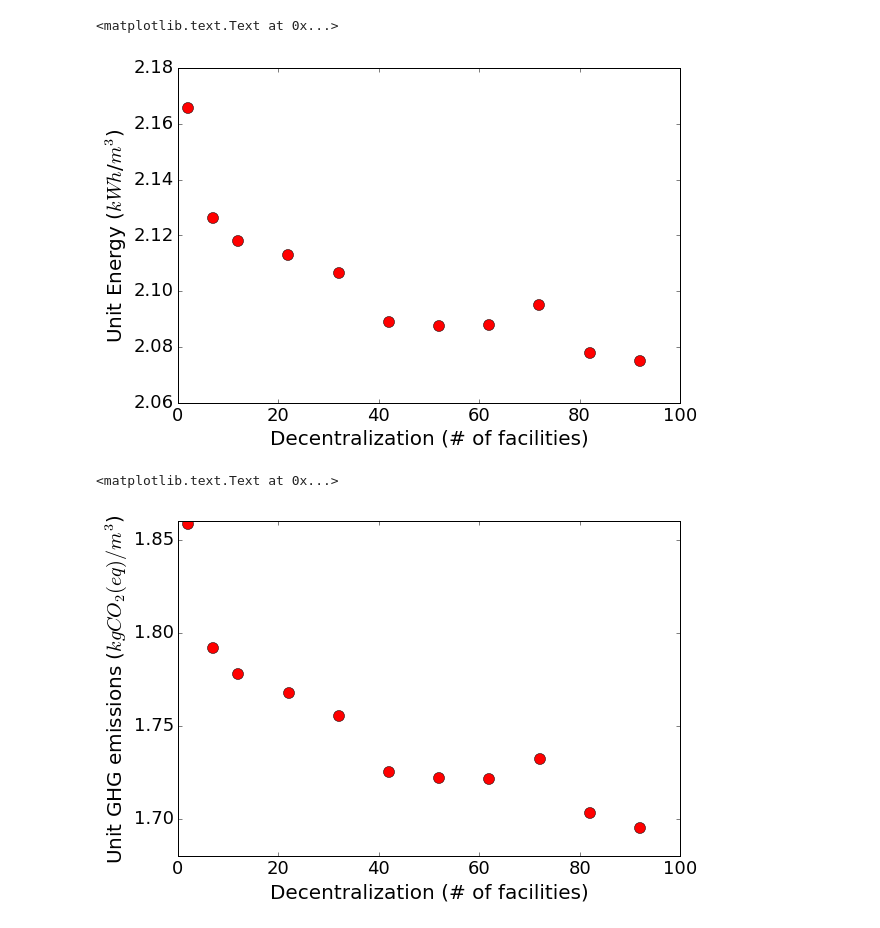
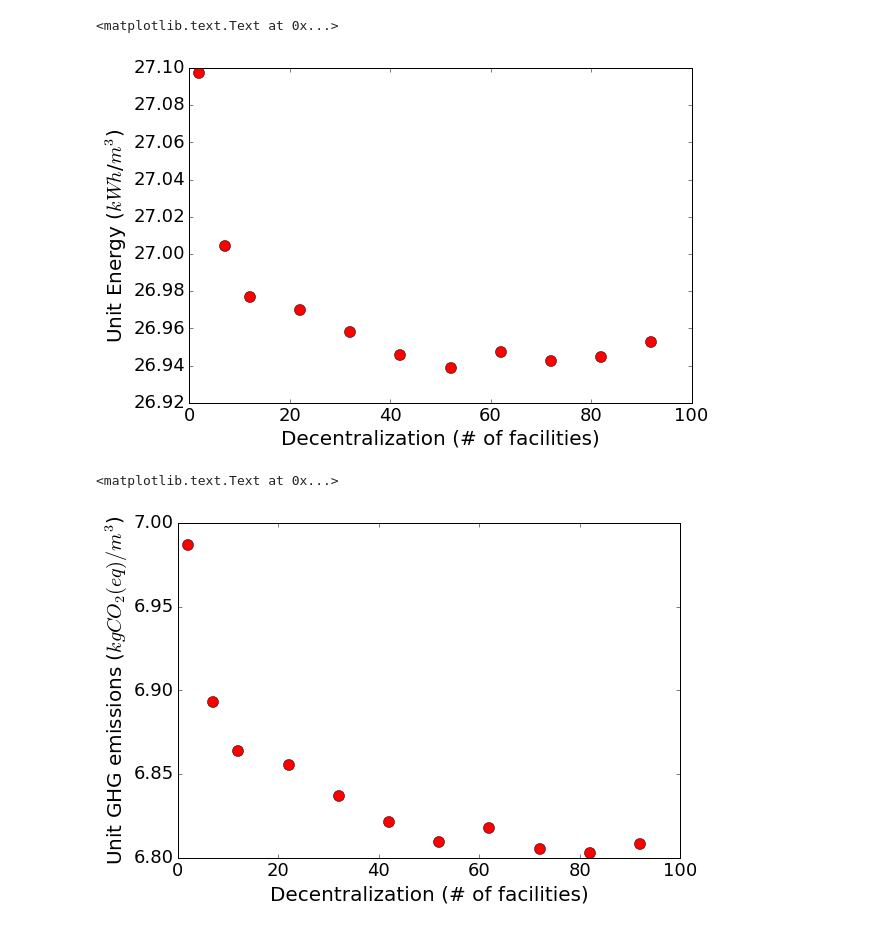
Before and after one commit to okavvada/Urine-Project, a Jupyter notebook: Plot_LCA_model.ipynb, the cells around one changed output. Cells and saved outputs as stored; diff of their text form; code cells hidden in the pictures.

```diff
--- a/Plot_LCA_model.ipynb
+++ b/Plot_LCA_model.ipynb
@@ -21,7 +21,7 @@ COST_optimal = pd.read_csv('results/COST_m3_optimal.csv')
 COST_grid = pd.read_csv('results/COST_m3_grid.csv')
 COST_random = pd.read_csv('results/COST_m3_random.csv')
 # %%
-scenario = 'random'
+scenario = 'optimal'
 if scenario == 'optimal':
     Result_Energy_m3 = Energy_optimal
     Result_GHG_m3 = GHG_optimal
@@ -36,16 +36,16 @@ if scenario == 'random':
     Result_COST_m3 = COST_random
 # %%
 fig = plt.figure(figsize=(9,6))
-plt.plot(Result_Energy_m3["n_facilities"], Result_Energy_m3["sum"]/3.6, 'ro', markersize=11)
+plt.plot(Result_Energy_m3["n_facilities"], Result_Energy_m3["sum"], 'ro', markersize=11)
 plt.xticks(fontsize = 18)
 plt.xlim(0,100)
 #plt.ylim(50,100)
 plt.xlabel('Decentralization (# of facilities)', fontsize = 20)
 plt.yticks(fontsize = 18)
 plt.ylabel('Unit Energy ($kWh$/$m^3$)', fontsize = 20)
 # %% [output]
 <matplotlib.text.Text at 0x...>
-[figure, old version]
+[figure, new version]
 # %%
 fig = plt.figure(figsize=(9,6))
 plt.plot(Result_GHG_m3["n_facilities"], Result_GHG_m3["sum"], 'ro', markersize=11)
@@ -57,7 +57,7 @@ plt.yticks(fontsize = 18)
 plt.ylabel('Unit GHG emissions ($kgCO_2(eq)/m^3$)', fontsize = 20)
 # %% [output]
 <matplotlib.text.Text at 0x...>
-[figure, old version]
+[figure, new version]
 # %%
 fig = plt.figure(figsize=(9,6))
 plt.plot(Result_COST_m3["n_facilities"], Result_COST_m3["sum"], 'ro', markersize=11)
```
Also changed, not shown: parts of 8 cells of this notebook, 5 other files.
